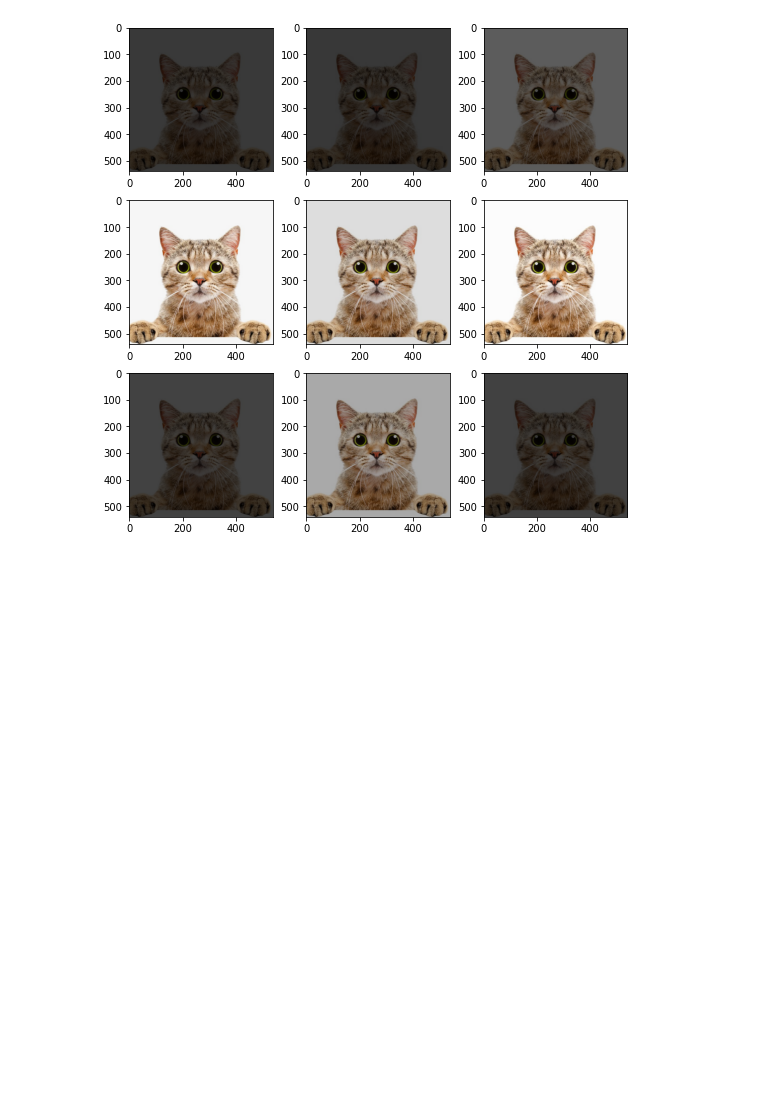
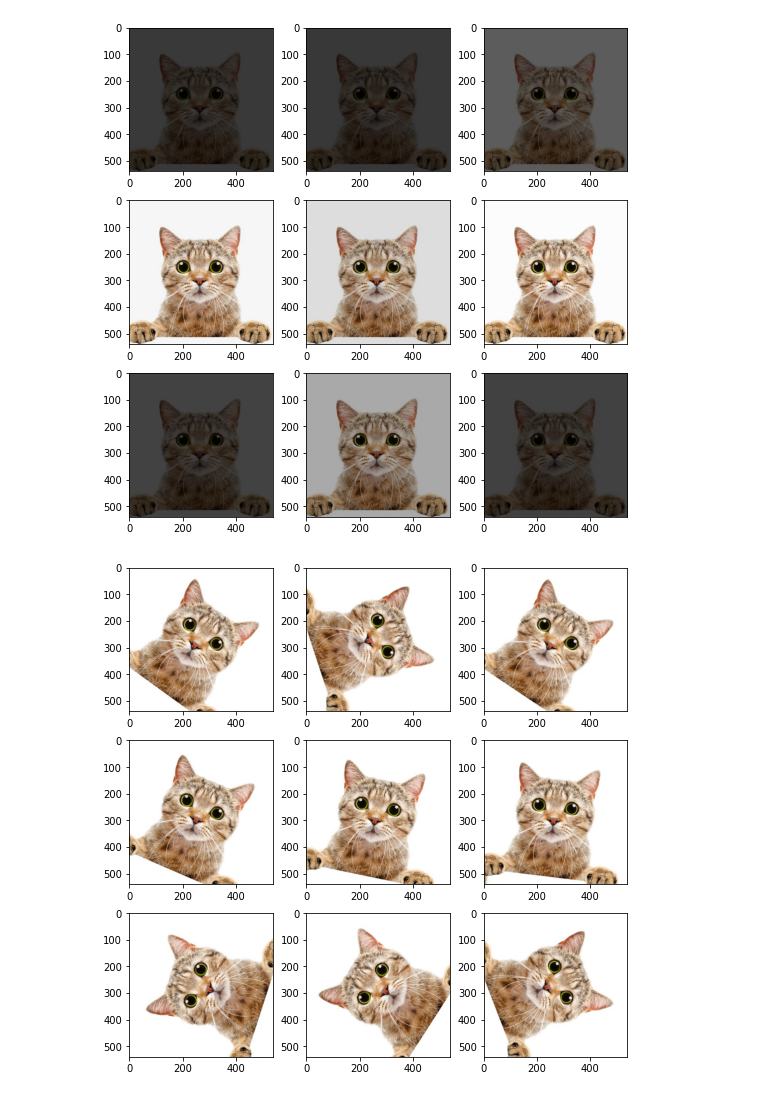
Before and after one commit to castorgit/AI-Course-Examples, a Jupyter notebook: Lecture_3/02_Keras_data_augmentation.ipynb, the cells around one changed output. Drawn from its saved outputs; the diff is of its cells as text; code cells hidden in the pictures; blank space fills up the shorter version.

```diff
--- a/Lecture_3/02_Keras_data_augmentation.ipynb
+++ b/Lecture_3/02_Keras_data_augmentation.ipynb
@@ -73,5 +73,11 @@ it = datagen.flow(samples, batch_size=1)
 plot_thumbnails(it)
 # %% [output]
 [figure]
+# %%
+datagen = ImageDataGenerator(rotation_range=90)
+it = datagen.flow(samples, batch_size=1)
+plot_thumbnails(it)
+# %% [output]
+[figure, added]
 # %%
 # all together
```
Also changed, not shown: parts of 1 cell of this notebook.
